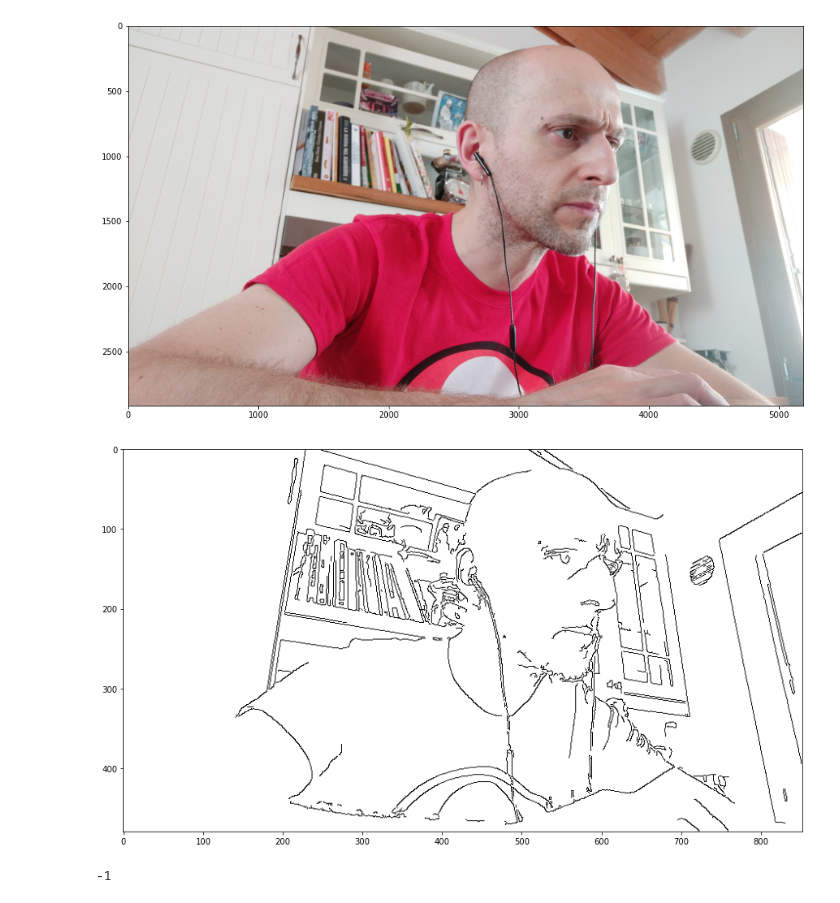
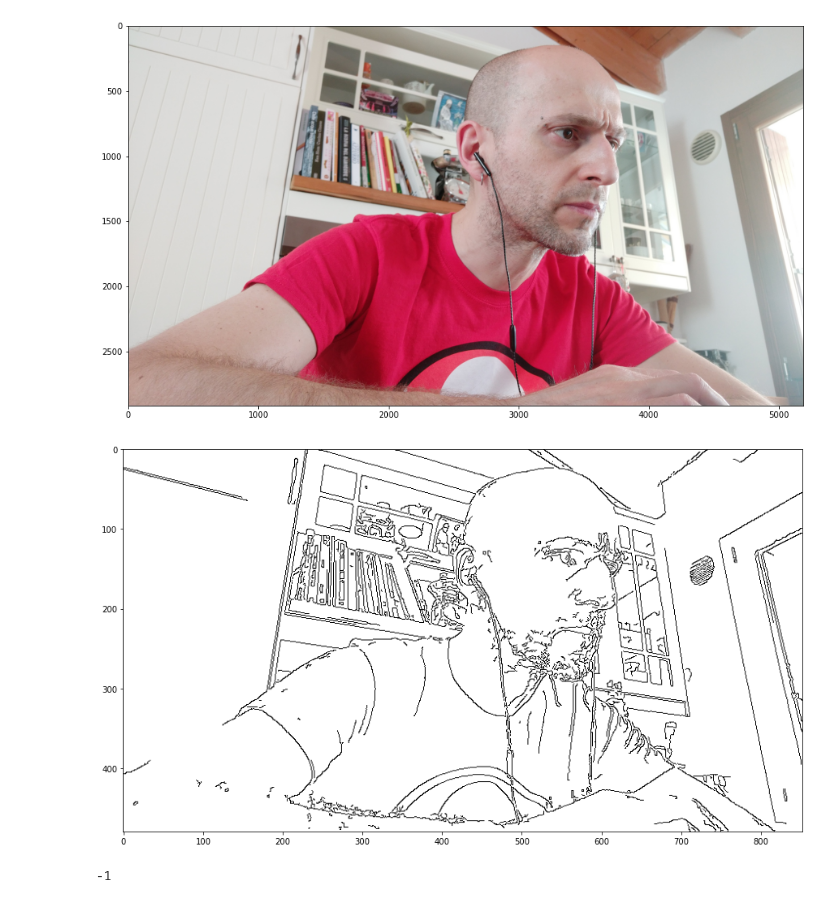
Before and after one commit to alessiorecchia/strive_exe, a Jupyter notebook: M6_Computer_Vision/04. Kernels, callbacks and thresholding/Mini projects.ipynb, the cells around one changed output. Drawn from its saved outputs; the diff is of its cells as text; code cells hidden in the pictures.

```diff
--- a/M6_Computer_Vision/04. Kernels, callbacks and thresholding/Mini projects.ipynb
+++ b/M6_Computer_Vision/04. Kernels, callbacks and thresholding/Mini projects.ipynb
@@ -23,34 +23,34 @@ plt.imshow(cv2.cvtColor(orig, cv2.COLOR_BGR2RGB));
 # %%
 me = orig.copy()
 
 def sketchify(img, height_final):
     reduct = height_final / img.shape[0]
     kernel = 5
     # resize the kernel in GaussianBlur as needed
 
     if kernel * img.shape[1] // 480 % 2 == 1:
         kernel_dim = kernel * img.shape[1] // 480
     else:
         kernel_dim = kernel * img.shape[1] // 480 + 1
 
     img = cv2.resize(img, None, fx=reduct, fy=reduct)
     img = cv2.cvtColor(img, cv2.COLOR_BGR2GRAY)
 
     img = cv2.GaussianBlur(img, (kernel_dim, kernel_dim), 0.7)
-    img = cv2.Canny(img, 100, 200)
+    img = cv2.Canny(img, 60, 120)
 
     _, img = cv2.threshold(img, 128, 255, cv2.THRESH_BINARY)
 
     return cv2.bitwise_not(img)
 
 
 
 me = sketchify(me, 480)
 
 plt.figure(figsize = (15, 10))
 plt.imshow(me, cmap='gray');
 # %% [output]
-[figure, old version]
+[figure, new version]
 # %%
 video = cv2.VideoCapture(0)
 
```
